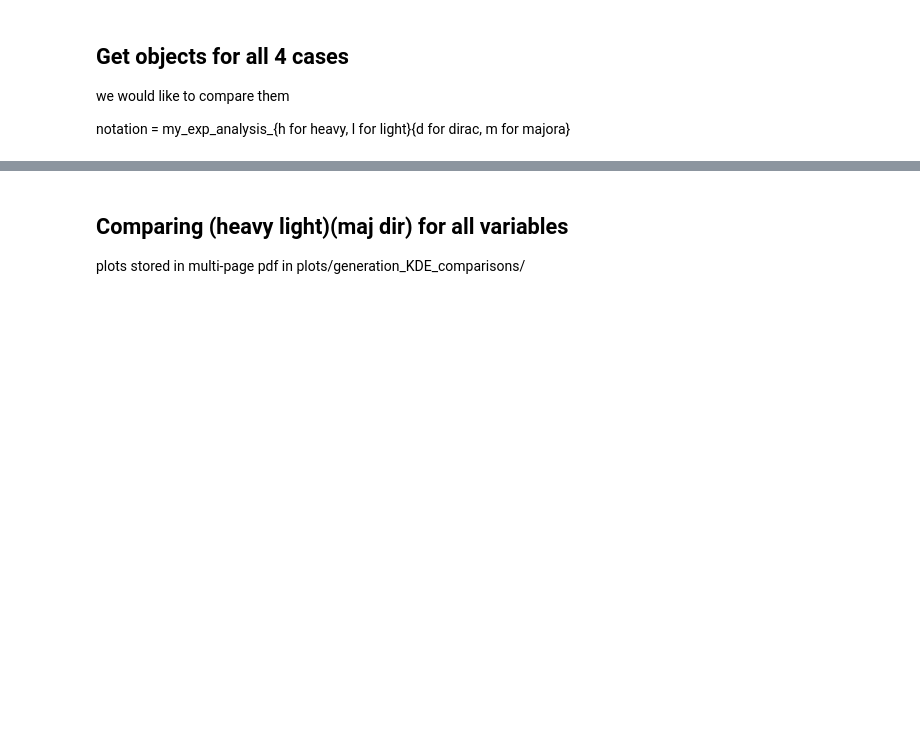
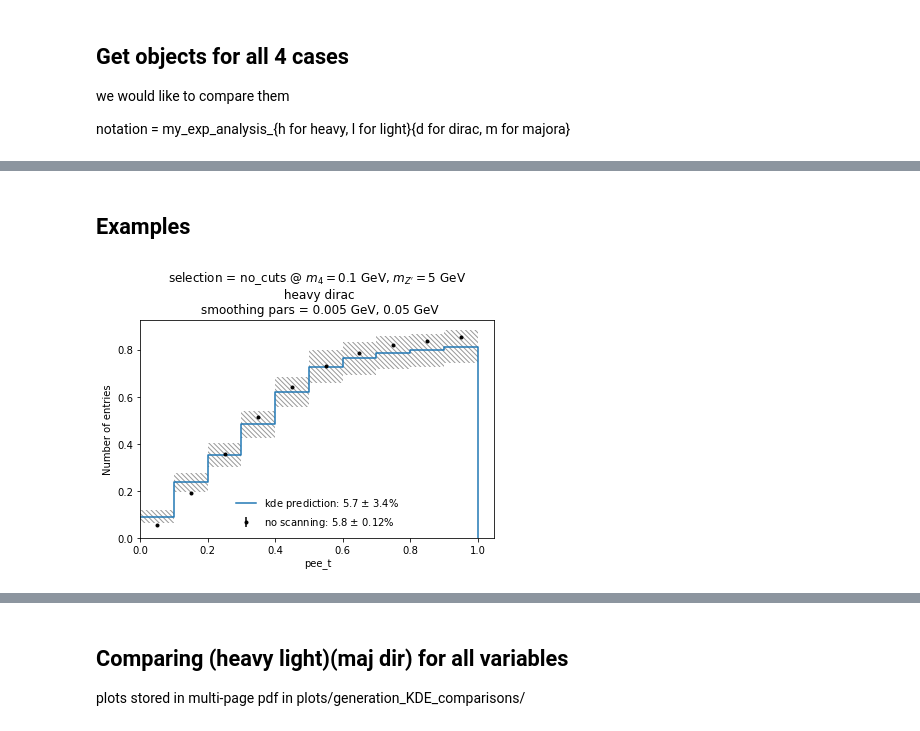
Before and after one commit to mhostert/dark-neutrinos-at-T2K, a Jupyter notebook: exp_analysis/3_comparison_observables.ipynb, the cells around one changed output, grey strips where cells are left out. Cells and saved outputs as stored; diff of their text form; code cells hidden in the pictures; blank space fills up the shorter version.

Commit message:
update plots on  notebook 3

```diff
--- a/exp_analysis/3_comparison_observables.ipynb
+++ b/exp_analysis/3_comparison_observables.ipynb
@@ -17,10 +20,17 @@ from plot_utils import *
 we would like to compare them
 
 notation = my_exp_analysis_{h for heavy, l for light}{d for dirac, m for majora}
+# %%
+load_all = True
 # %%
-hierarchy = 'heavy'
-D_or_M = 'dirac'
-save_folder = (f'../fig/3_comparison_observables/{hierarchy}_{D_or_M}/')
-!mkdir -p $save_folder
-my_exp_analysis_hd = exp_analysis(hierarchy, D_or_M)
-my_exp_analysis_hd.load_df_base(1000000)
+if load_all:
+    my_exp_analyses = {}
+    from itertools import product
+    for hierarchy, D_or_M in product(['heavy'], ['dirac', 'majorana']):
+        print(hierarchy, D_or_M)
+        save_folder = f'../fig/3_comparison_observables/{hierarchy}_{D_or_M}/'
+        !mkdir -p $save_folder
+        this_exp_analyis = exp_analysis(hierarchy, D_or_M)
+        this_exp_analyis.load_df_base(1000000)
+        this_exp_analyis.load_grid_dfs()
+        my_exp_analyses[f'{hierarchy}_{D_or_M}'] = this_exp_analyis
@@ -53,0 +55,13 @@ my_exp_analysis_lm.load_grid_dfs()
+# %% [markdown]
+## Examples
+# %%
+kde_to_noscan_comparison(var='pee_t',
+                       range=(0, 1),
+                       bins=10,
+                       m4mz=(0.1, 5),
+                       exp_analysis_obj=my_exp_analyses['heavy_dirac'],
+                       smoothing_pars=(0.005, 0.05),
+                       selection_query='no_cuts',
+                       cumulative=True)
+# %% [output]
+[figure, added]
```
Also changed, not shown: parts of 27 cells of this notebook, 4 other files.
